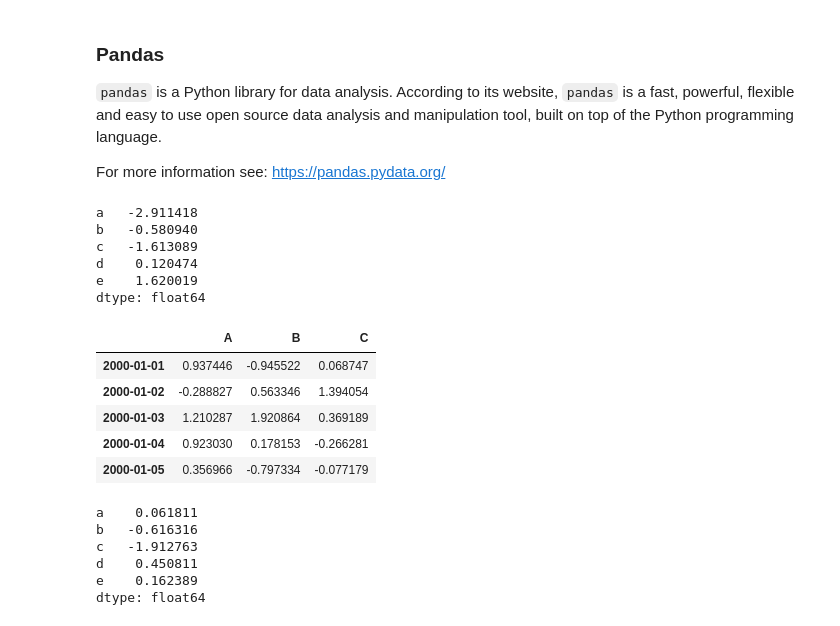
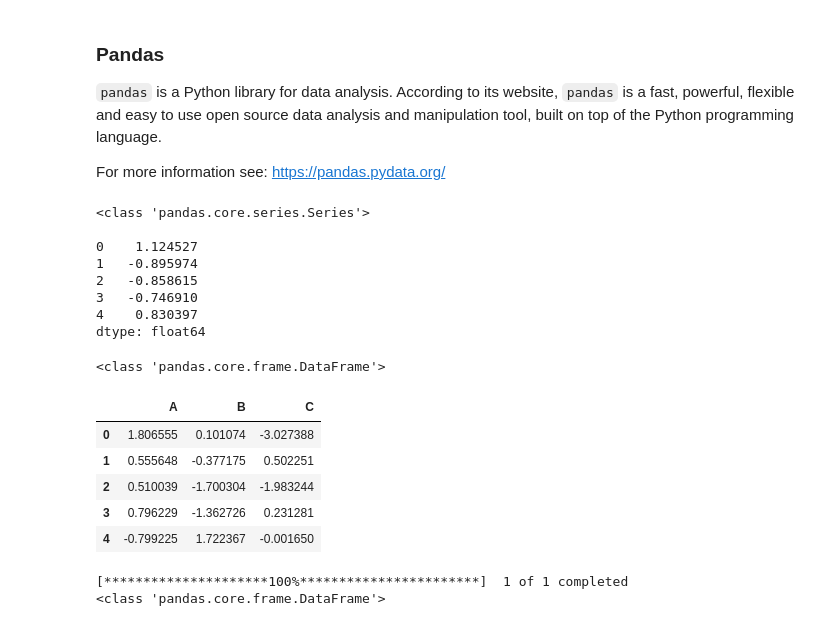
Before and after one commit to ulrichwohak/pythonTutorial, a Jupyter notebook: 05 Python packages and other cool stuff.ipynb, the cells around one changed output. Cells and saved outputs as stored; diff of their text form; code cells hidden in the pictures.

Commit message:
Added a few lines for pandas.

```diff
--- a/05 Python packages and other cool stuff.ipynb
+++ b/05 Python packages and other cool stuff.ipynb
@@ -78,32 +78,47 @@ import pandas as pd
 
 # The basic data type in pandas is a pd.Series, which you can think of as a column of your data
 # Let's create a random pd.Series using numpy
-s = pd.Series(np.random.randn(5), index=["a", "b", "c", "d", "e"])
+s = pd.Series(np.random.randn(5))
+print(type(s))
+print() # Just an empty line for readability.
 print(s)
 # %% [output]
-a   -2.911418
-b   -0.580940
-c   -1.613089
-d    0.120474
-e    1.620019
+<class 'pandas.core.series.Series'>
+
+0    1.124527
+1   -0.895974
+2   -0.858615
+3   -0.746910
+4    0.830397
 dtype: float64
 # %%
-index = pd.date_range("1/1/2000", periods=8)
-df = pd.DataFrame(np.random.randn(8, 3), index=index, columns=["A", "B", "C"])
+# Commonly we will work with multiple variables. These are organized in a pd.DataFrame.
+# Each DataFrame has an index (both for rows and cols). Let's create a pd.DataFrame.
+df = pd.DataFrame(np.random.randn(8, 3), columns=["A", "B", "C"])
 
+print(type(df))
+print() # Just an empty line for readability.
+
+# Let's check out what this looks like
 df.head()
 # %% [output]
+<class 'pandas.core.frame.DataFrame'>
 |  | A | B | C |
-| 2000-01-01 | 0.937446 | -0.945522 | 0.068747 |
-| 2000-01-02 | -0.288827 | 0.563346 | 1.394054 |
-| 2000-01-03 | 1.210287 | 1.920864 | 0.369189 |
-| 2000-01-04 | 0.923030 | 0.178153 | -0.266281 |
-| 2000-01-05 | 0.356966 | -0.797334 | -0.077179 |
+| 0 | 1.806555 | 0.101074 | -3.027388 |
+| 1 | 0.555648 | -0.377175 | 0.502251 |
+| 2 | 0.510039 | -1.700304 | -1.983244 |
+| 3 | 0.796229 | -1.362726 | 0.231281 |
+| 4 | -0.799225 | 1.722367 | -0.001650 |
 # %%
+# Let's use actual data rather some randomly generated numbers.
+# We can get some data on stock prices using the package fastquant.
+# We want to import only one function from fastquant
+from fastquant import get_stock_data
+
+# Grab time-series data for GameStop ($GME)
+df = get_stock_data('GME', '2018-01-01', '2022-01-31')
+
+print(type(df))
 # %% [output]
-a    0.061811
-b   -0.616316
-c   -1.912763
-d    0.450811
-e    0.162389
-dtype: float64
+[*********************100%***********************]  1 of 1 completed
+<class 'pandas.core.frame.DataFrame'>
```
Also changed, not shown: parts of 13 cells of this notebook.
